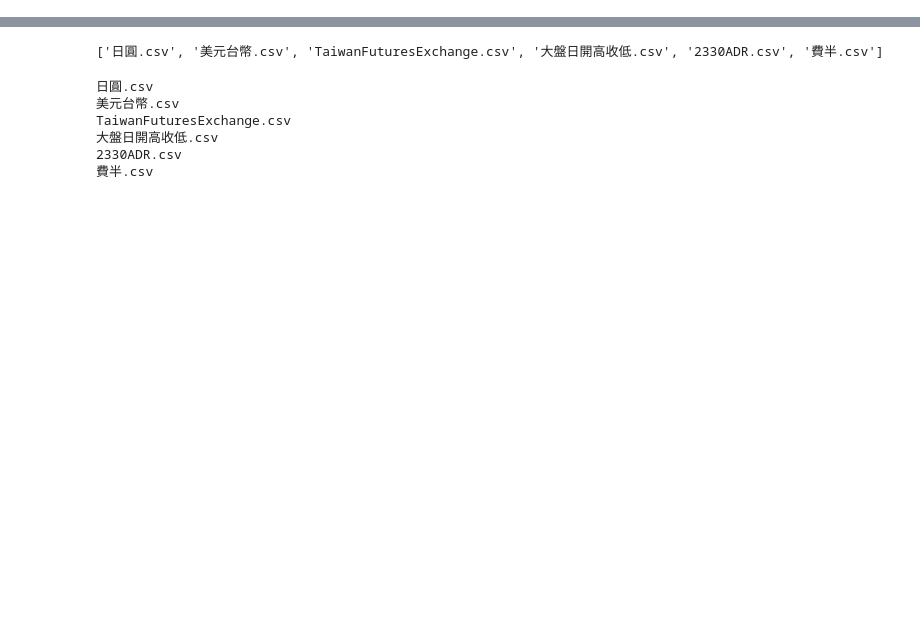
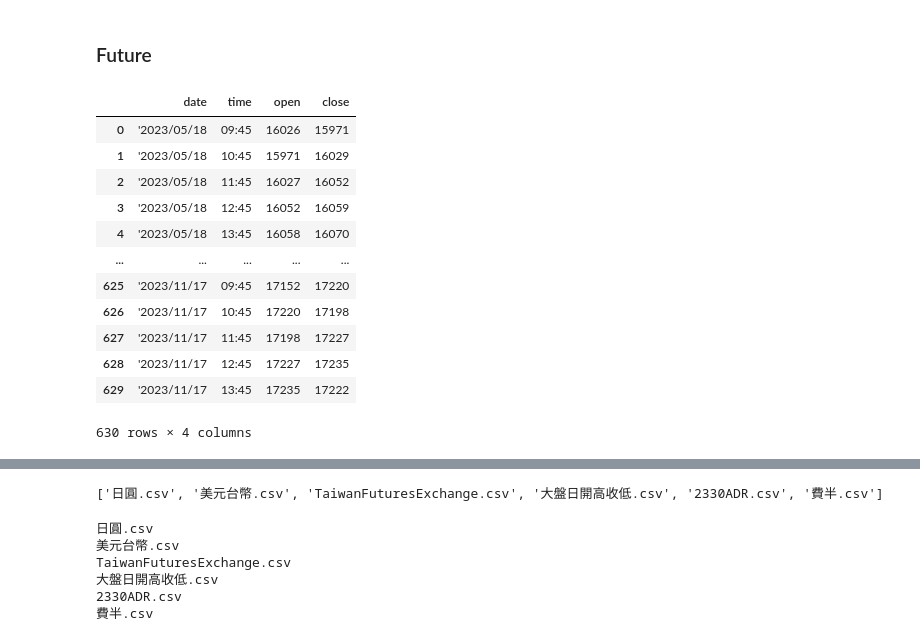
Before and after one commit to Spector3702/EasyGood-StockAI, a Jupyter notebook: data/BuildData.ipynb, the cells around one changed output, grey strips where cells are left out. Drawn from its saved outputs; the diff is of its cells as text; code cells hidden in the pictures; blank space fills up the shorter version.

```diff
--- a/data/BuildData.ipynb
+++ b/data/BuildData.ipynb
@@ -0,0 +73,19 @@
+# %% [markdown]
+### Future
+# %%
+df_future = pd.read_csv('指數期貨.csv')
+df_future
+# %% [output]
+|  | date | time | open | close |
+| 0 | '2023/05/18 | 09:45 | 16026 | 15971 |
+| 1 | '2023/05/18 | 10:45 | 15971 | 16029 |
+| 2 | '2023/05/18 | 11:45 | 16027 | 16052 |
+| 3 | '2023/05/18 | 12:45 | 16052 | 16059 |
+| 4 | '2023/05/18 | 13:45 | 16058 | 16070 |
+| ... | ... | ... | ... | ... |
+| 625 | '2023/11/17 | 09:45 | 17152 | 17220 |
+| 626 | '2023/11/17 | 10:45 | 17220 | 17198 |
+| 627 | '2023/11/17 | 11:45 | 17198 | 17227 |
+| 628 | '2023/11/17 | 12:45 | 17227 | 17235 |
+| 629 | '2023/11/17 | 13:45 | 17235 | 17222 |
+630 rows × 4 columns
```
Also changed, not shown: parts of 12 cells of this notebook.
